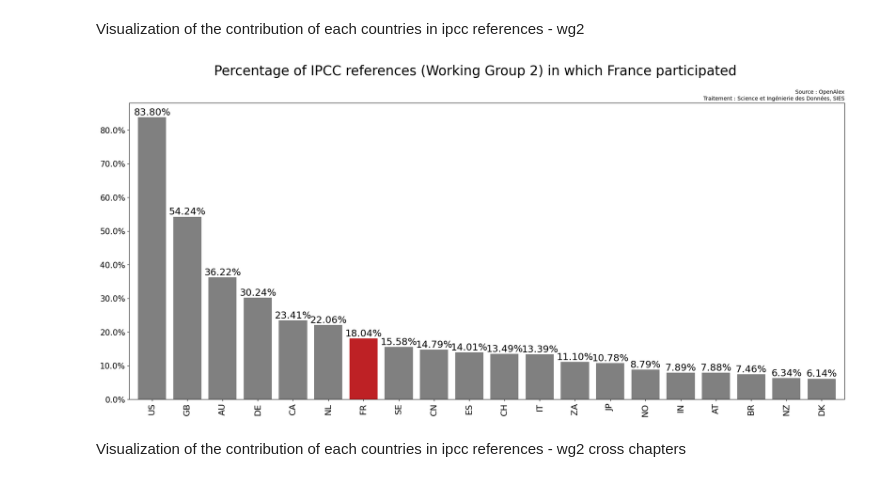
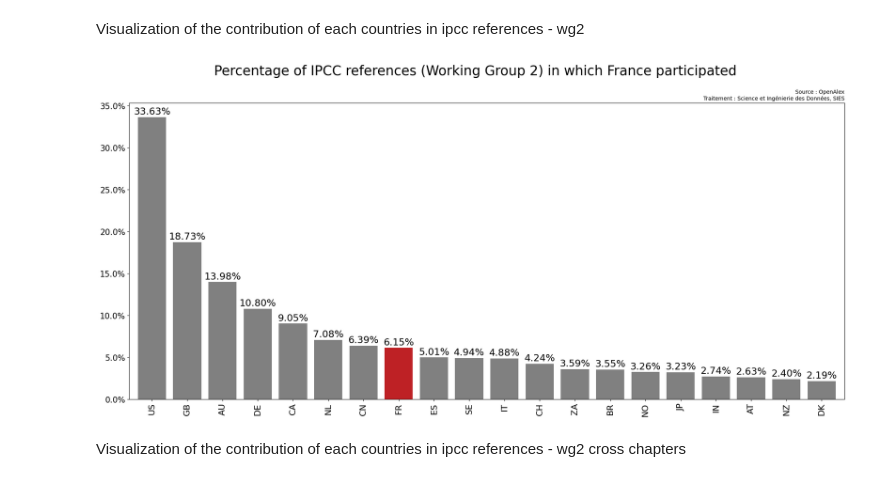
Before and after one commit to dataesr/teds, a Jupyter notebook: notebooks/IPCC_visualization.ipynb, the cells around one changed output. Cells and saved outputs as stored; diff of their text form; code cells hidden in the pictures.

```diff
--- a/notebooks/IPCC_visualization.ipynb
+++ b/notebooks/IPCC_visualization.ipynb
@@ -13,6 +13,11 @@ from code_utils.utils import aplatir
 Visualization of the contribution of each countries in ipcc references
 # %%
 df_ipcc=pd.read_json(module_path+'\\IPCC_bibliography\\AR6\\structured_data\\data_ipcc_visualization.json')
+# %%
+df_ipcc=df_ipcc.drop_duplicates(subset=['doi','chap','wg'])
+df_ipcc['wg_chap']=df_ipcc.apply(lambda row: wg_chap_to_dict(row), axis=1)
+# %%
+df_ipcc=df_ipcc.dropna(subset=['doi']).groupby(['doi']).agg({'wg_chap': lambda x: aplatir(list(x)),'countries':lambda x: list(x)[0]}).reset_index()
 # %%
 color_dict = {
 'FR': '#BE2125'
@@ -56,5 +67,7 @@ Visualization of the contribution of each countries in ipcc references - wg1
 # %%
-df_ipcc_chap=df_ipcc[df_ipcc.wg=='wg1']
+df_ipcc_chap=df_ipcc
+df_ipcc_chap['wgs_bool']=df_ipcc_chap['wg_chap'].apply(lambda x: get_wg(x,wg1=True,wg2=True))
+df_ipcc_chap=df_ipcc_chap[df_ipcc_chap.wgs_bool==True]
 data_counts = pd.Series(aplatir(list(df_ipcc_chap['countries']))).value_counts().drop('None')
 
 nb_references = len(df_ipcc_chap.doi.dropna().drop_duplicates())
@@ -77,25 +90,27 @@ plt.show()
 # %% [markdown]
 Visualization of the contribution of each countries in ipcc references - wg2
 # %%
-df_ipcc_chap=df_ipcc[df_ipcc.wg=='wg2']
+df_ipcc_chap=df_ipcc
+df_ipcc_chap['wgs_bool']=df_ipcc_chap['wg_chap'].apply(lambda x: get_wg(x,wg2=True))
+df_ipcc_chap=df_ipcc_chap[df_ipcc_chap.wgs_bool==True]
 data_counts = pd.Series(aplatir(list(df_ipcc_chap['countries']))).value_counts().drop('None')
 
 nb_references = len(df_ipcc_chap.doi.dropna().drop_duplicates())
 pourcent_data = (data_counts / nb_references) * 100
 
 plt.figure(figsize=(24, 10))
 ax = pourcent_data[:20].plot(kind='bar', color=[color_dict.get(u, 'grey') for u in pourcent_data[:20].index], width=0.8)
 
 for i, v in enumerate(pourcent_data[:20]):
     ax.text(i, v + 0.1, f'{v:.2f}%', ha='center', va='bottom', color='black', fontsize=18)
 
 plt.suptitle(f"Percentage of IPCC references (Working Group 2) in which France participated", size=25)
 plt.title('Source : OpenAlex\nTraitement : Science et Ingénierie des Données, SIES', size=10, loc='right')
 
 ax.set_xticklabels(pourcent_data.index[:20], rotation='vertical', fontsize=16)
 ax.set_yticklabels([f'{tick:.1f}%' for tick in ax.get_yticks()], fontsize=15)
 plt.show()
 # %% [output]
-[figure, old version]
+[figure, new version]
 # %% [markdown]
 Visualization of the contribution of each countries in ipcc references - wg2 cross chapters
```
Also changed, not shown: parts of 10 cells of this notebook, 2 other files.
